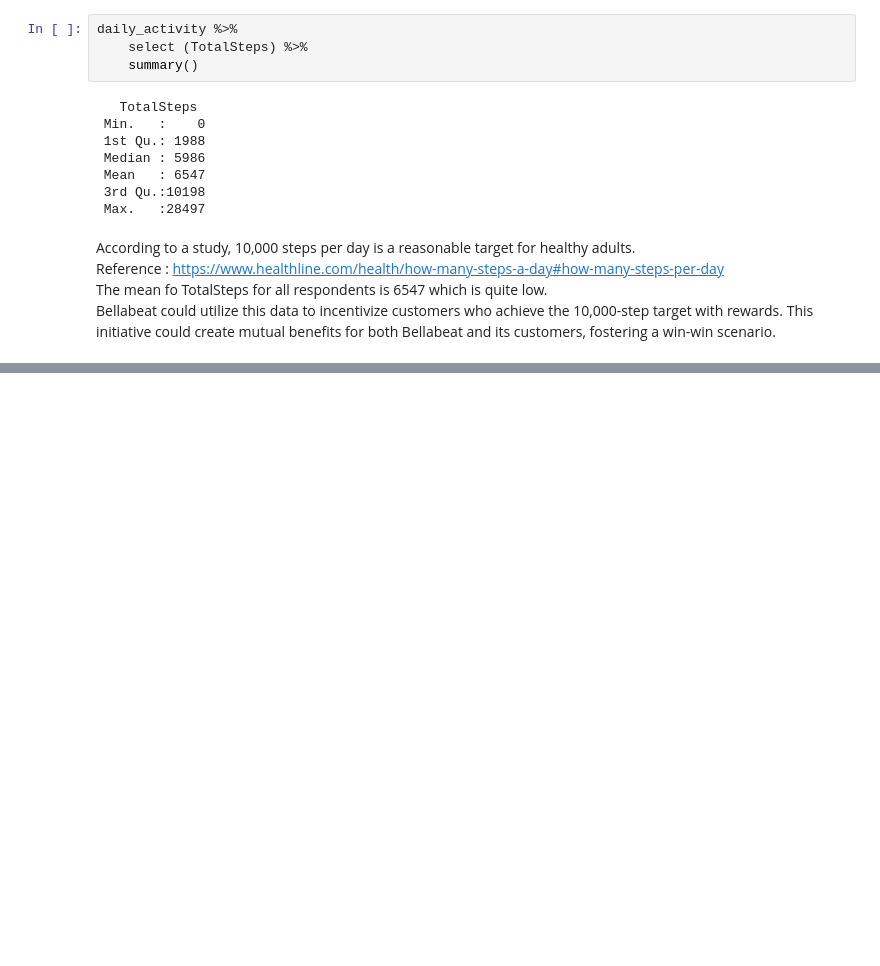
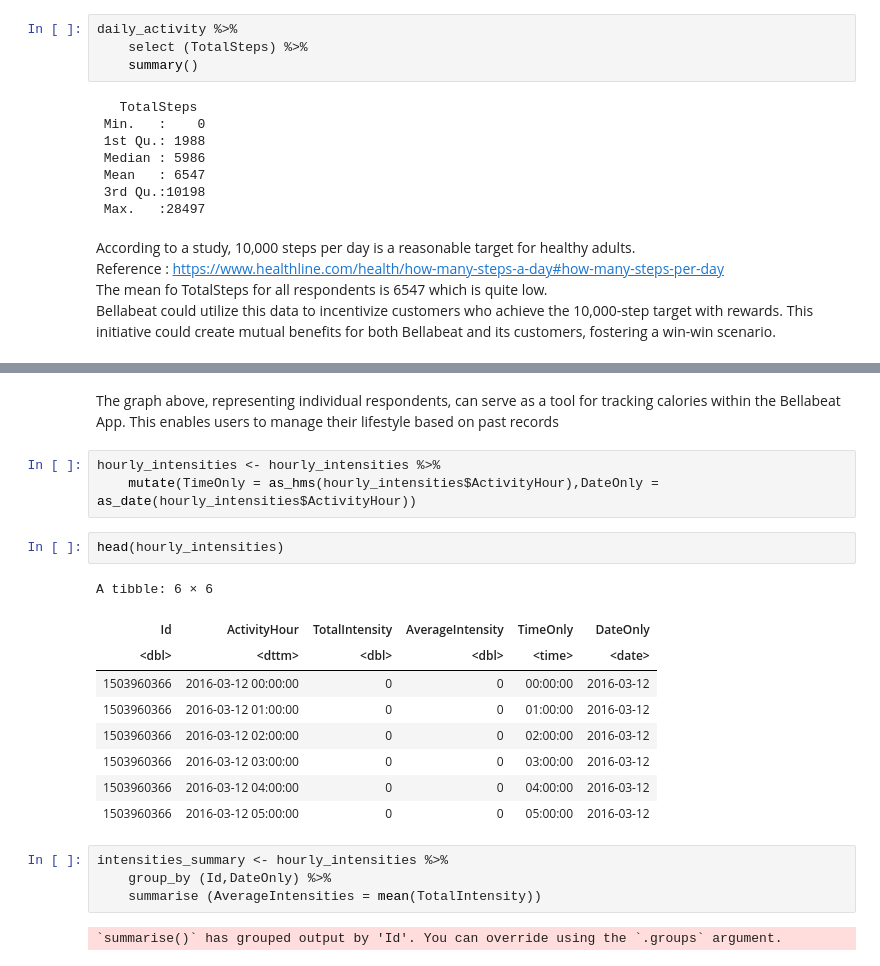
Before and after one commit to abdrau26/Bellabeat_Case_Study_Using_R, a Jupyter notebook: Bellabeat Case Study.ipynb, the cells around one changed output, grey strips where cells are left out. Drawn from its saved outputs; the diff is of its cells as text; blank space fills up the shorter version.

```diff
--- a/Bellabeat Case Study.ipynb
+++ b/Bellabeat Case Study.ipynb
@@ -381,0 +449,23 @@ Bellabeat could utilize this data to incentivize customers who achieve the 10,00
+# %% [markdown]
+The graph above, representing individual respondents, can serve as a tool for tracking calories within the Bellabeat App. This enables users to manage their lifestyle based on past records
+# %%
+hourly_intensities <- hourly_intensities %>%
+    mutate(TimeOnly = as_hms(hourly_intensities$ActivityHour),DateOnly = as_date(hourly_intensities$ActivityHour))
+# %%
+head(hourly_intensities)
+# %% [output]
+A tibble: 6 × 6
+| Id | ActivityHour | TotalIntensity | AverageIntensity | TimeOnly | DateOnly |
+| <dbl> | <dttm> | <dbl> | <dbl> | <time> | <date> |
+| 1503960366 | 2016-03-12 00:00:00 | 0 | 0 | 00:00:00 | 2016-03-12 |
+| 1503960366 | 2016-03-12 01:00:00 | 0 | 0 | 01:00:00 | 2016-03-12 |
+| 1503960366 | 2016-03-12 02:00:00 | 0 | 0 | 02:00:00 | 2016-03-12 |
+| 1503960366 | 2016-03-12 03:00:00 | 0 | 0 | 03:00:00 | 2016-03-12 |
+| 1503960366 | 2016-03-12 04:00:00 | 0 | 0 | 04:00:00 | 2016-03-12 |
+| 1503960366 | 2016-03-12 05:00:00 | 0 | 0 | 05:00:00 | 2016-03-12 |
+# %%
+intensities_summary <- hourly_intensities %>%
+    group_by (Id,DateOnly) %>%
+    summarise (AverageIntensities = mean(TotalIntensity))
+# %% [output]
+`summarise()` has grouped output by 'Id'. You can override using the `.groups` argument.
```
Also changed, not shown: parts of 14 cells of this notebook.
